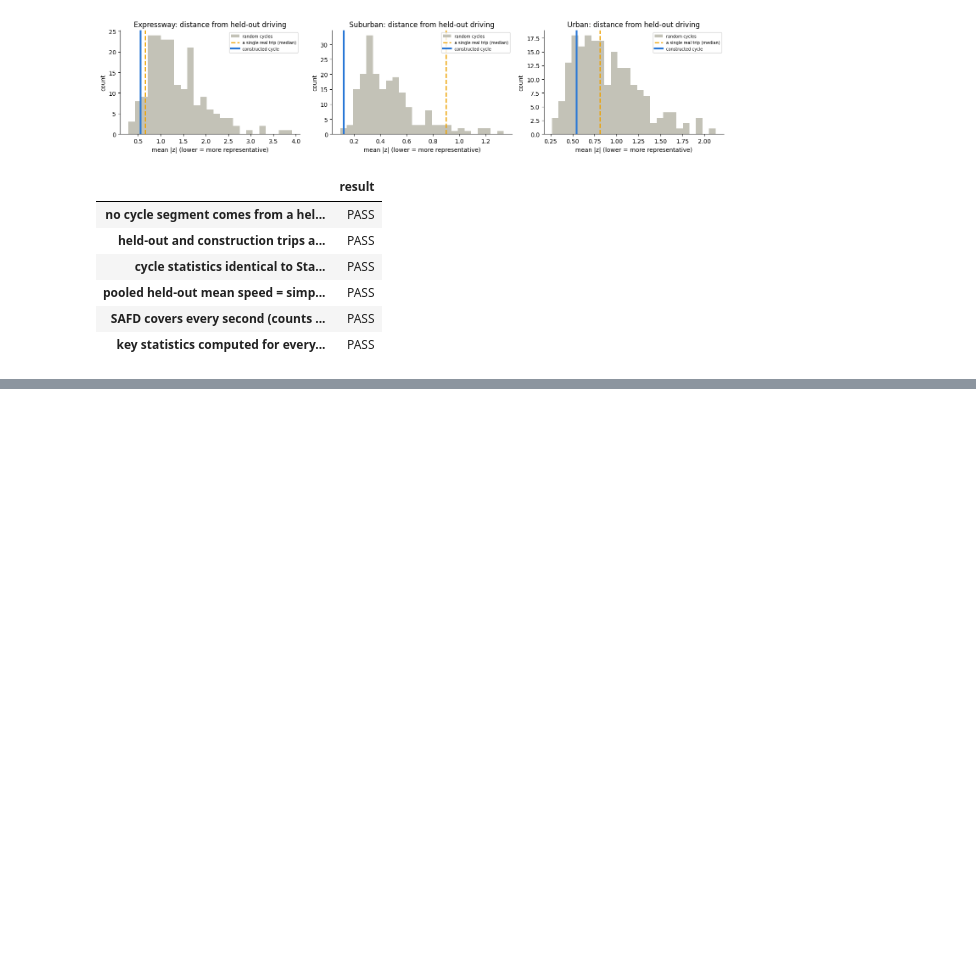
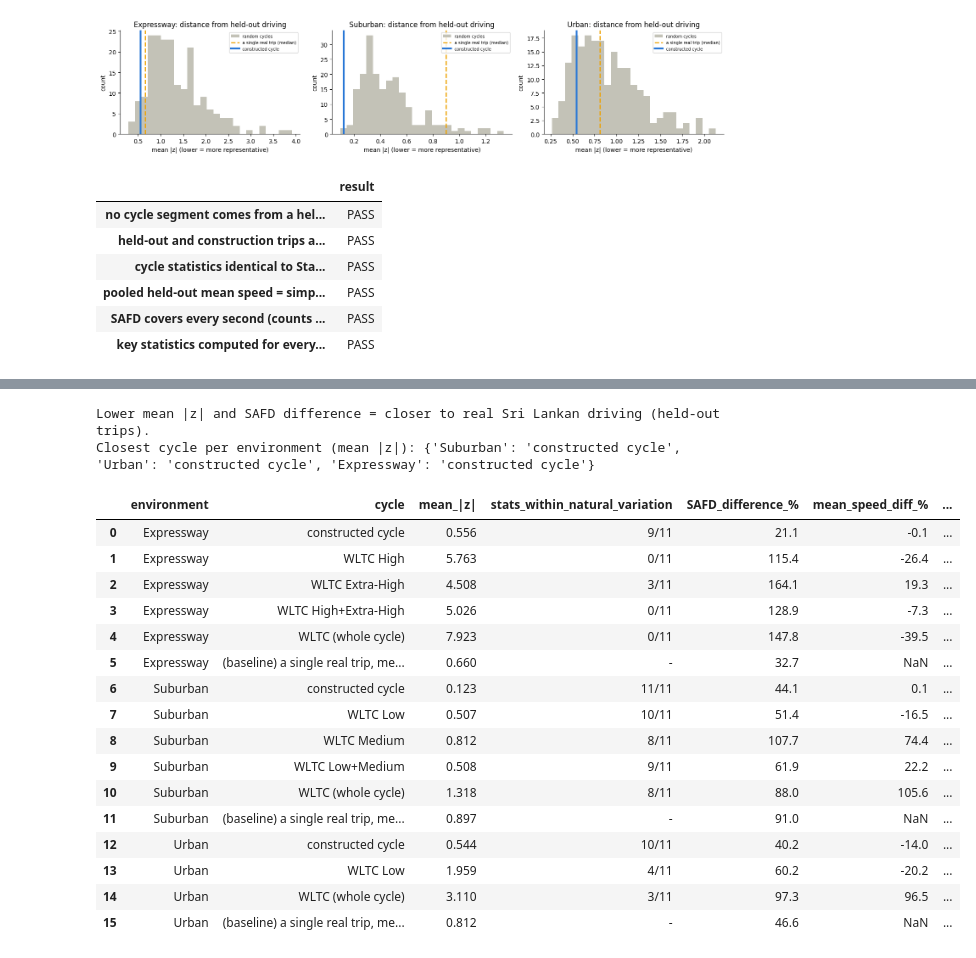
Before and after one commit to Rusiru49/J26-DS-315_Aero-Optimization-EV-Energy, a Jupyter notebook: component01_adaptive_driving_cycle/11_Statistical_Validation.ipynb, the cells around one changed output, grey strips where cells are left out. Saved outputs shown, nothing was run; the diff lists cells and outputs as text; code cells hidden in the pictures; blank space fills up the shorter version.

```diff
--- a/component01_adaptive_driving_cycle/11_Statistical_Validation.ipynb
+++ b/component01_adaptive_driving_cycle/11_Statistical_Validation.ipynb
@@ -431,0 +587,49 @@ Verification: all checks PASS
+# %%
+# ---------------------------------------------------------------
+# 11B-4. Table B - KEY TEST: which cycle is closest to the held-out Sri Lankan trips?
+#        Same measures and same held-out trips as Stage 11A (mean |z|, statistics within natural variation, SAFD).
+# ---------------------------------------------------------------
+rows = []
+for e, r in results.items():
+    cands = {"constructed cycle": r["cyc_speed"], **{k: WLTC_PARTS[k] for k in PAIRS.get(e, [])}}
+    for name, v in cands.items():
+        S, H = suff([v])
+        st = stats(S)
+        z = {s: abs(st[s] - r["held"][s]) / r["sd"][s] for s in CFG["key_stats"] if r["sd"][s] > 0}
+        rows.append({"environment": e, "cycle": name,
+                     "mean_|z|": round(float(np.mean(list(z.values()))), 3),
+                     "stats_within_natural_variation": f"{sum(x <= CFG['z_ok'] for x in z.values())}/{len(z)}",
+                     "SAFD_difference_%": round(safd_diff(H, r["hH"]), 1),
+                     "mean_speed_diff_%": round(100 * (st["mean_speed_kmh"] - r["held"]["mean_speed_kmh"]) / r["held"]["mean_speed_kmh"], 1),
+                     "idle_share_diff_%": round(100 * (st["idle_share"] - r["held"]["idle_share"]) / r["held"]["idle_share"], 1)
+                     if r["held"]["idle_share"] else np.nan})
+    rows.append({"environment": e, "cycle": "(baseline) a single real trip, median",
+                 "mean_|z|": baselines.loc[e, "single_trip_median_|z|"], "stats_within_natural_variation": "-",
+                 "SAFD_difference_%": baselines.loc[e, "single_trip_median_SAFD_%"]})
+table_b = pd.DataFrame(rows)
+table_b.to_csv(REF_DIR / "table_B_representativeness.csv", index=False)
+best = (table_b[~table_b["cycle"].str.startswith("(baseline)")].sort_values("mean_|z|").groupby("environment").head(1)
+        .set_index("environment")["cycle"])
+print("Lower mean |z| and SAFD difference = closer to real Sri Lankan driving (held-out trips).")
+print("Closest cycle per environment (mean |z|):", best.to_dict())
+table_b
+# %% [output]
+Lower mean |z| and SAFD difference = closer to real Sri Lankan driving (held-out trips).
+Closest cycle per environment (mean |z|): {'Suburban': 'constructed cycle', 'Urban': 'constructed cycle', 'Expressway': 'constructed cycle'}
+|  | environment | cycle | mean_|z| | stats_within_natural_variation | SAFD_difference_% | mean_speed_diff_% | ... |
+| 0 | Expressway | constructed cycle | 0.556 | 9/11 | 21.1 | -0.1 | ... |
+| 1 | Expressway | WLTC High | 5.763 | 0/11 | 115.4 | -26.4 | ... |
+| 2 | Expressway | WLTC Extra-High | 4.508 | 3/11 | 164.1 | 19.3 | ... |
+| 3 | Expressway | WLTC High+Extra-High | 5.026 | 0/11 | 128.9 | -7.3 | ... |
+| 4 | Expressway | WLTC (whole cycle) | 7.923 | 0/11 | 147.8 | -39.5 | ... |
+| 5 | Expressway | (baseline) a single real trip, me... | 0.660 | - | 32.7 | NaN | ... |
+| 6 | Suburban | constructed cycle | 0.123 | 11/11 | 44.1 | 0.1 | ... |
+| 7 | Suburban | WLTC Low | 0.507 | 10/11 | 51.4 | -16.5 | ... |
+| 8 | Suburban | WLTC Medium | 0.812 | 8/11 | 107.7 | 74.4 | ... |
+| 9 | Suburban | WLTC Low+Medium | 0.508 | 9/11 | 61.9 | 22.2 | ... |
+| 10 | Suburban | WLTC (whole cycle) | 1.318 | 8/11 | 88.0 | 105.6 | ... |
+| 11 | Suburban | (baseline) a single real trip, me... | 0.897 | - | 91.0 | NaN | ... |
+| 12 | Urban | constructed cycle | 0.544 | 10/11 | 40.2 | -14.0 | ... |
+| 13 | Urban | WLTC Low | 1.959 | 4/11 | 60.2 | -20.2 | ... |
+| 14 | Urban | WLTC (whole cycle) | 3.110 | 3/11 | 97.3 | 96.5 | ... |
+| 15 | Urban | (baseline) a single real trip, me... | 0.812 | - | 46.6 | NaN | ... |
```
Also changed, not shown: parts of 8 cells of this notebook, 1 other file.
